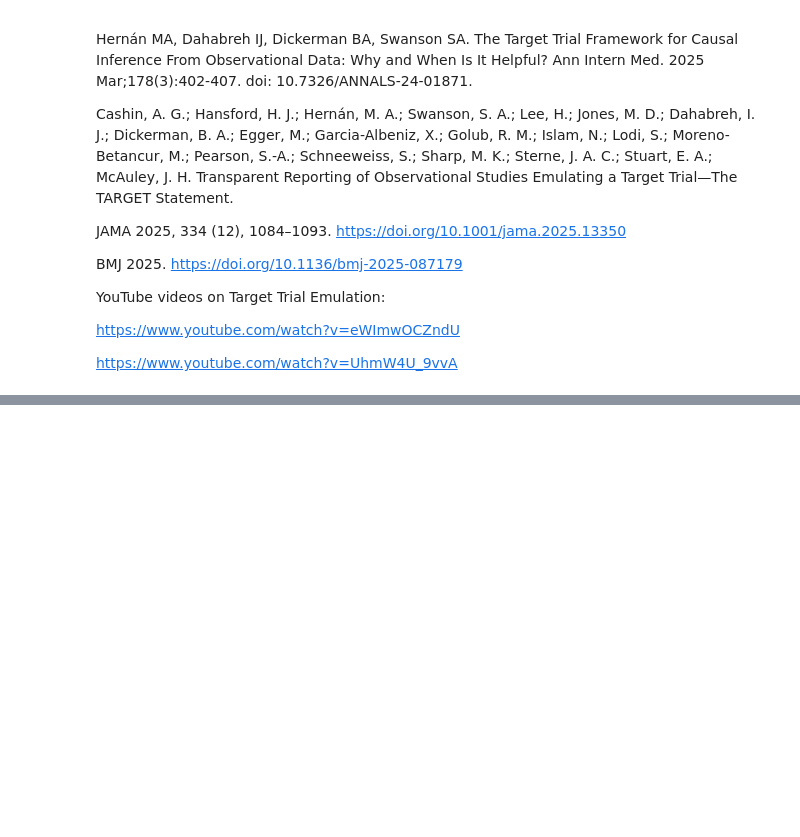
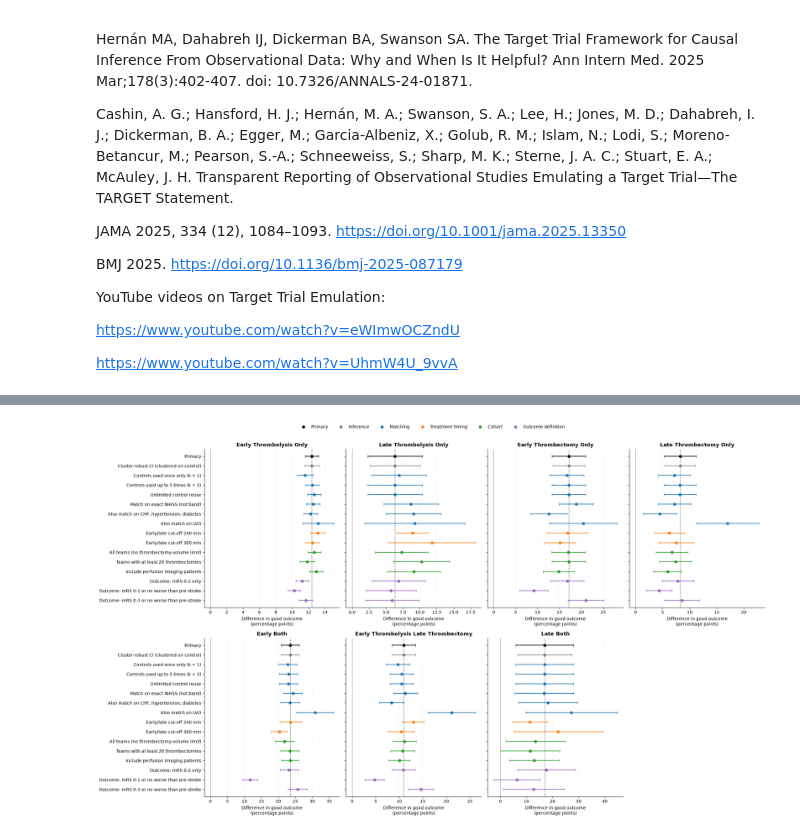
Before and after one commit to samuel-book/samuel-3, a Jupyter notebook: 4_target_trial_emulation/01_non_mild_thrombolysis_thrombectomy_target_trial_good_outcome.ipynb, the cells around one changed output, grey strips where cells are left out. Drawn from its saved outputs; the diff is of its cells as text; code cells hidden in the pictures; blank space fills up the shorter version.

Commit message:
Add sensitivity analysis and tidy

```diff
--- a/4_target_trial_emulation/01_non_mild_thrombolysis_thrombectomy_target_trial_good_outcome.ipynb
+++ b/4_target_trial_emulation/01_non_mild_thrombolysis_thrombectomy_target_trial_good_outcome.ipynb
@@ -746,0 +64,14 @@ plt.show()
+# %%
+# ---------- Analysis settings ----------
+prefix = "non_mild_stroke_early_arrival_good_outcome_target_trial"  # stem for output file names
+DATA_PATH = "../data/sam3/cleaned_data.csv"
+OUTPUT_DIR = "./output"
+
+MRS_TARGET = 2          # good outcome: discharge mRS <= MRS_TARGET, or no worse than pre-stroke mRS
+CUTOFF = 270            # minutes from onset separating early from late treatment
+MAX_CONTROL_REUSE = 3   # k: maximum number of times each control patient can be used as a match
+MATCH_SEED = 42         # base random seed for picking a control within a matching stratum
+NO_TREATMENT = 99999    # sentinel time meaning "treatment not given"
+
+TIME_THROMBOLYSIS = "onset_to_thrombolysis_time"
+TIME_THROMBECTOMY = "onset_to_thrombectomy_time"
@@ -746,0 +879,47 @@ plt.show()
+# %%
+category_colours = {
+    "Primary": "black",
+    "Inference": "#7f7f7f",
+    "Matching": "#1f77b4",
+    "Treatment timing": "#ff7f0e",
+    "Cohort": "#2ca02c",
+    "Outcome definition": "#9467bd",
+}
+strategies = [g for g in GROUP_ORDER if g in set(sensitivity_df["treatment_group"])]
+n_cols = 4
+n_rows = int(np.ceil(len(strategies) / n_cols))
+fig, axes = plt.subplots(n_rows, n_cols, figsize=(22, 6.5 * n_rows), sharey=True)
+axes = np.atleast_1d(axes).ravel()
+y_pos = {a: i for i, a in enumerate(analysis_order[::-1])}  # primary at the top
+
+for ax, strategy in zip(axes, strategies):
+    df = sensitivity_df[sensitivity_df["treatment_group"] == strategy]
+    for _, r in df.iterrows():
+        colour = category_colours[r["category"]]
+        ax.errorbar(100 * r["difference"], y_pos[r["analysis"]],
+                    xerr=[[100 * (r["difference"] - r["ci_lower"])], [100 * (r["ci_upper"] - r["difference"])]],
+                    fmt="o", color=colour, ecolor=colour, capsize=3, markersize=6)
+    primary = df.loc[df["analysis"] == "Primary", "difference"]
+    ax.axvline(100 * primary.iloc[0], color="black", linestyle="--", lw=1, alpha=0.6)
+    ax.axvline(0, color="0.6", lw=1)
+    ax.set_title(GROUP_LABELS[strategy].replace("\n", " "), fontweight="bold")
+    ax.set_xlabel("Difference in good outcome\n(percentage points)")
+    ax.grid(axis="x", alpha=0.3, linestyle=":")
+    for spine in ("top", "right"):
+        ax.spines[spine].set_visible(False)
+
+for ax in axes[len(strategies):]:
+    ax.axis("off")
+
+axes[0].set_yticks(list(y_pos.values()))
+axes[0].set_yticklabels(list(y_pos.keys()))
+for i in range(0, len(axes), n_cols):
+    axes[i].tick_params(labelleft=True)
+
+handles = [plt.Line2D([], [], marker="o", color=c, linestyle="", label=k) for k, c in category_colours.items()]
+fig.legend(handles=handles, loc="upper center", ncol=len(handles), frameon=False)
+fig.tight_layout(rect=(0, 0, 1, 0.96))
+fig.savefig(f"{OUTPUT_DIR}/{prefix}_sensitivity.png", dpi=300)
+plt.show()
+# %% [output]
+[figure, added]
```
Also changed, not shown: parts of 61 cells of this notebook.
